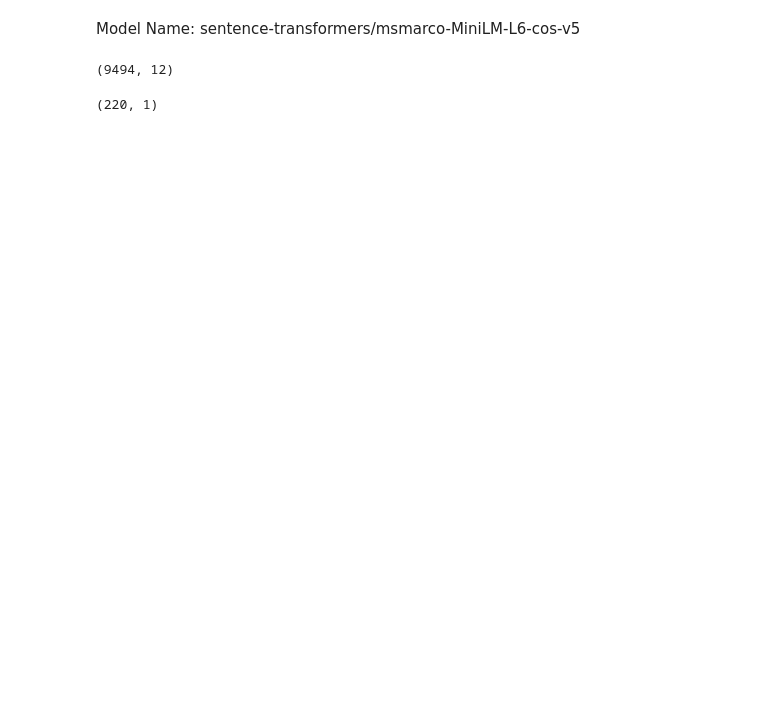
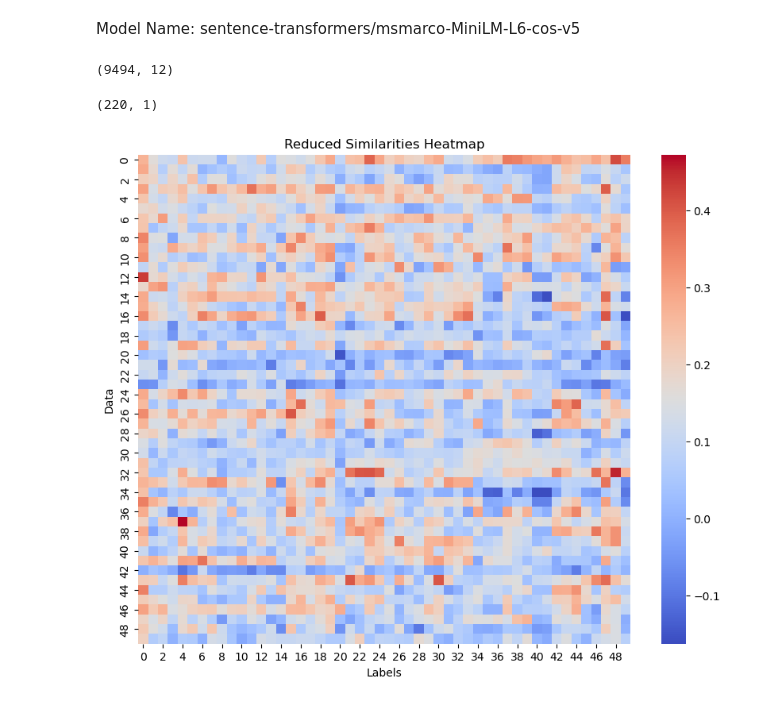
Before and after one commit to anabeteringhe/Company_Classifier, a Jupyter notebook: Code/categorizing_asymetric_search.ipynb, the cells around one changed output. Saved outputs shown, nothing was run; the diff lists cells and outputs as text; code cells hidden in the pictures; blank space fills up the shorter version.

```diff
--- a/Code/categorizing_asymetric_search.ipynb
+++ b/Code/categorizing_asymetric_search.ipynb
@@ -8,7 +10,7 @@ from sentence_transformers import SentenceTransformer
 # %%
-data = pd.read_csv('../CSV/preped_data.csv')
+data = pd.read_csv('../CSV/Data/preped_data.csv')
 
-labels = pd.read_csv('../CSV/labels.csv')
+labels = pd.read_csv('../CSV/Data/labels.csv')
 # %%
 data.shape
 # %% [output]
@@ -21,22 +23,33 @@ labels.shape
 model = SentenceTransformer("sentence-transformers/msmarco-MiniLM-L6-cos-v5")
 # %%
 #3 min
-data['d_embendding'] = data['description'].apply(lambda x: model.encode(x)if isinstance(x, str) else None)
-data['b_embendding'] = data['business_tags'].apply(lambda x: model.encode(x) if isinstance(x, str) else None)
+data['d_embedding'] = data['description'].apply(lambda x: model.encode(x)if isinstance(x, str) else None)
+data['b_embedding'] = data['business_tags'].apply(lambda x: model.encode(x) if isinstance(x, str) else None)
 # %%
-labels['l_embendding'] = labels['label'].apply(lambda x: model.encode(x) if isinstance(x, str) else None)
+labels['l_embedding'] = labels['label'].apply(lambda x: model.encode(x) if isinstance(x, str) else None)
 # %%
 description_similarity = []
 business_tags_similarity = []
 # %%
 for i in range(data.shape[0]):
-    if data['d_embendding'][i] is not None:
-        description_similarity.append(model.similarity([data['d_embendding'][i]], labels['l_embendding'].tolist())[0])
+    if data['d_embedding'][i] is not None:
+        description_similarity.append(model.similarity([data['d_embedding'][i]], labels['l_embedding'].tolist())[0])
     else:
         description_similarity.append([0] * len(labels))
-    if data['b_embendding'][i] is not None:
-        business_tags_similarity.append(model.similarity([data['b_embendding'][i]], labels['l_embendding'].tolist())[0])
+    if data['b_embedding'][i] is not None:
+        business_tags_similarity.append(model.similarity([data['b_embedding'][i]], labels['l_embedding'].tolist())[0])
     else:
         business_tags_similarity.append([0] * len(labels))
 # %%
 similarities = (np.array(description_similarity) + np.array(business_tags_similarity)) / 2
+# %%
+reduced_similarities = similarities[:50, :50]
+
+plt.figure(figsize=(10, 8))
+sns.heatmap(reduced_similarities, cmap='coolwarm', cbar=True)
+plt.title("Reduced Similarities Heatmap")
+plt.xlabel("Labels")
+plt.ylabel("Data")
+plt.show()
+# %% [output]
+[figure, added]
```
Also changed, not shown: parts of 3 cells of this notebook, 33 other files.
